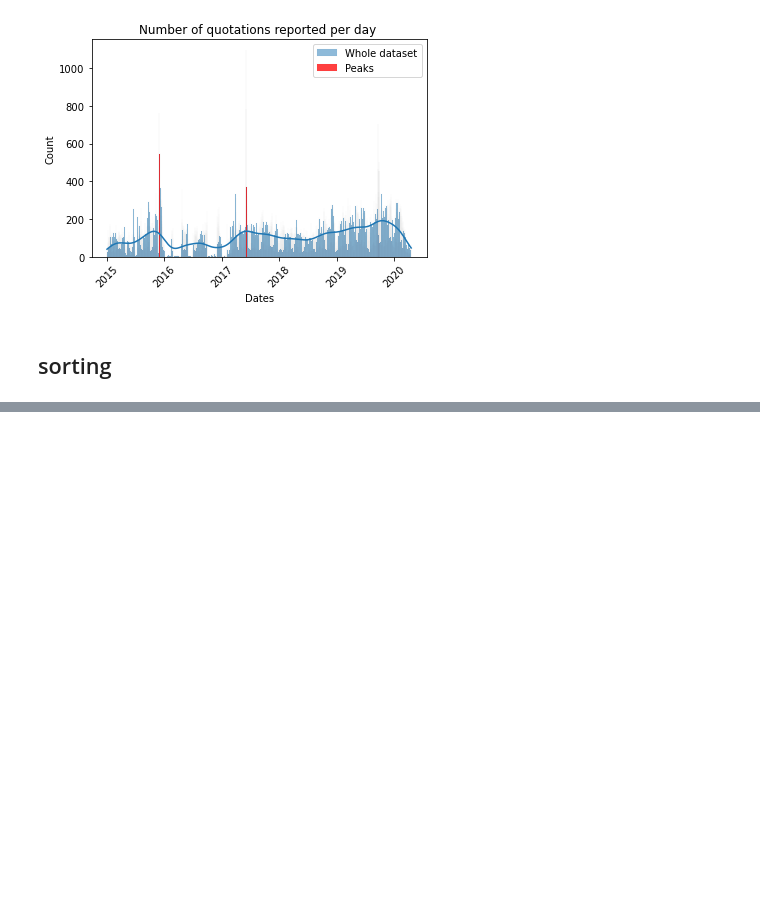
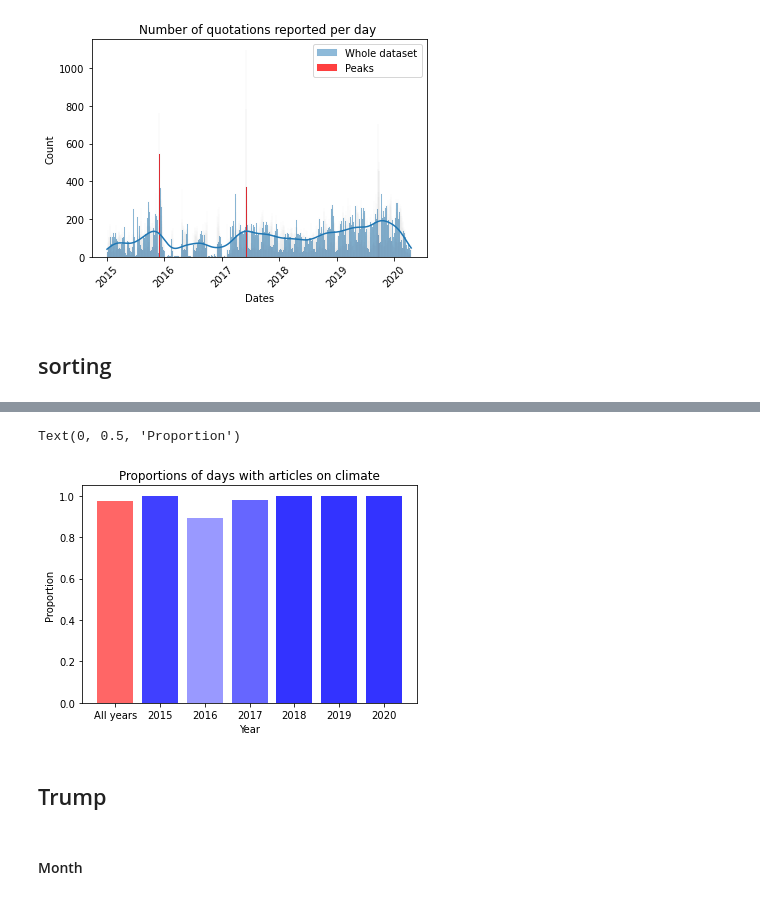
Before and after one commit to epfl-ada/ada-2021-project-flagada, a Jupyter notebook: Stats_volume.ipynb, the cells around one changed output, grey strips where cells are left out. Drawn from its saved outputs; the diff is of its cells as text; code cells hidden in the pictures; blank space fills up the shorter version.

```diff
--- a/Stats_volume.ipynb
+++ b/Stats_volume.ipynb
@@ -288,0 +203,18 @@ Text(0.5, 1.0, 'Number of quotations reported per day ')
+# %%
+plt.bar("All years",prop_articles_all_years, color = 'red', alpha = 0.6)
+ax = plt.bar('2015',prop_articles_2015, color = 'blue', alpha = 0.75)
+ax = plt.bar('2016',prop_articles_2016, color = 'blue', alpha = 0.4)
+ax = plt.bar('2017',prop_articles_2017,color = 'blue',alpha = 0.6 )
+ax = plt.bar('2018',prop_articles_2018,color = 'blue', alpha = 0.8)
+ax = plt.bar('2019',prop_articles_2019,color = 'blue', alpha = 0.8)
+ax = plt.bar('2020',prop_articles_2020,color = 'blue', alpha = 0.8)
+plt.title("Proportions of days with articles on climate")
+plt.xlabel('Year')
+plt.ylabel("Proportion")
+# %% [output]
+Text(0, 0.5, 'Proportion')
+[figure, added]
+# %% [markdown]
+## Trump
+# %% [markdown]
+#### Month
```
Also changed, not shown: parts of 35 cells of this notebook.
